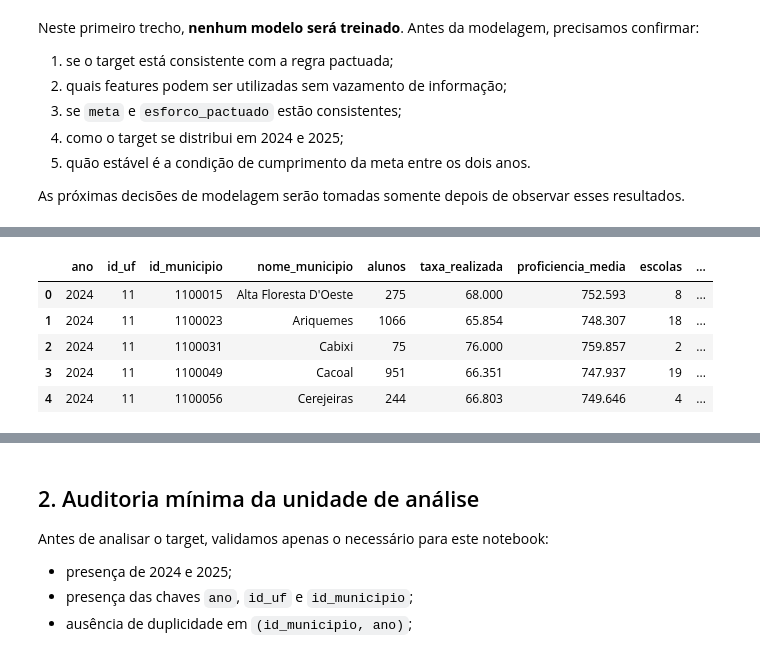
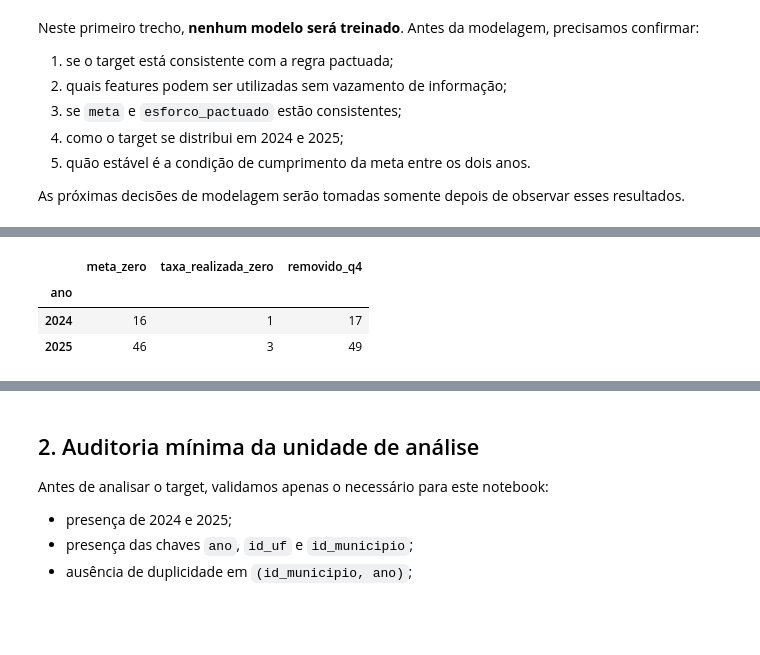
Before and after one commit to matheuscburger/postech-challenge-3, a Jupyter notebook: notebooks/Q4_ML_Classificacao_DMN.ipynb, the cells around one changed output, grey strips where cells are left out. Saved outputs shown, nothing was run; the diff lists cells and outputs as text; code cells hidden in the pictures; blank space fills up the shorter version.

```diff
--- a/notebooks/Q4_ML_Classificacao_DMN.ipynb
+++ b/notebooks/Q4_ML_Classificacao_DMN.ipynb
@@ -50,3 +57,4 @@ O ano de **2025** será preservado como teste temporal final. Nesta etapa inicia
 # %%
-AMBIENTE_COLAB = False
+# Caso o computador tenho poder de processamento suficiente para a tarefa, troque o valor da variável AMBIENTE_COLAB para False.
+AMBIENTE_COLAB = True
 # %%
@@ -61,28 +71,89 @@ from pathlib import Path
 import numpy as np
 import pandas as pd
 import matplotlib.pyplot as plt
+import seaborn as sns
 from IPython.display import display
+
+from sklearn.base import clone
+from sklearn.calibration import calibration_curve
+from sklearn.compose import ColumnTransformer
+from sklearn.dummy import DummyClassifier
+from sklearn.impute import SimpleImputer
+from sklearn.linear_model import LogisticRegression
+from sklearn.metrics import (
+    accuracy_score,
+    average_precision_score,
+    balanced_accuracy_score,
+    confusion_matrix,
+    ConfusionMatrixDisplay,
+    f1_score,
+    make_scorer,
+    precision_score,
+    precision_recall_curve,
+    recall_score,
+    roc_auc_score,
+)
+from sklearn.model_selection import (
+    StratifiedKFold,
+    cross_val_predict,
+    cross_validate,
+)
+from sklearn.pipeline import Pipeline
+from sklearn.preprocessing import StandardScaler
+from sklearn.tree import DecisionTreeClassifier
 
 pd.set_option('display.max_columns', 120)
 pd.set_option('display.float_format', lambda x: f'{x:,.3f}')
 
+TARGET_Q4 = 'risco_nao_atingir_meta'
+COLUNA_TAXA = 'taxa_realizada'
+COLUNA_META = 'meta'
+
 if AMBIENTE_COLAB:
-    ARQUIVO_DADOS_MODELAGEM = Path(
-        '/content/drive/MyDrive/notebooks/dados_modelagem_municipio_ano_2024_2025.parquet'
-    )
-else:
-    ARQUIVO_DADOS_MODELAGEM = Path(
-        'data/processed/modelagem/dados_modelagem_municipio_ano_2024_2025.parquet'
+    DIR_MODELAGEM = Path(
+        '/content/drive/Othercomputers/@lua2026/01_projects/2026_FIAP/desafios/postech-challenge-3/data/processed/modelagem/dados_modelagem_municipio_ano_2024_2025.parquet'
     )
 
-if not ARQUIVO_DADOS_MODELAGEM.exists():
+else:
+    DIR_MODELAGEM = PROCESSED_DATA_DIR / 'modelagem'
+
+
+if not DIR_MODELAGEM.exists():
     raise FileNotFoundError(
-        f'Arquivo não encontrado: {ARQUIVO_DADOS_MODELAGEM}\n'
+        f'Arquivo não encontrado: {DIR_MODELAGEM}\n'
         'Confirme se o Google Drive foi montado e se a base está no caminho esperado.'
     )
 
-dados = pd.read_parquet(ARQUIVO_DADOS_MODELAGEM)
+dados = pd.read_parquet(DIR_MODELAGEM)
 
-print(f'Dimensões: {dados.shape[0]:,} linhas × {dados.shape[1]:,} colunas')
-display(dados.head())
+colunas_obrigatorias_q4 = [TARGET_Q4, COLUNA_TAXA, COLUNA_META]
+faltantes_q4 = [c for c in colunas_obrigatorias_q4 if c not in dados.columns]
+if faltantes_q4:
+    raise KeyError(f'Colunas obrigatórias ausentes para Q4: {faltantes_q4}')
+
+# Regra de elegibilidade aplicada antes de qualquer análise descritiva de Q4:
+# - meta == 0 não representa um referencial útil para o problema;
+# - taxa_realizada == 0 é tratada como valor inválido para este projeto.
+mascara_meta_zero = dados[COLUNA_META].eq(0)
+mascara_taxa_zero = dados[COLUNA_TAXA].eq(0)
+mascara_invalida_q4 = mascara_meta_zero | mascara_taxa_zero
+
+resumo_filtros_q4 = (
+    pd.DataFrame({
+        'ano': dados['ano'],
+        'meta_zero': mascara_meta_zero,
+        'taxa_realizada_zero': mascara_taxa_zero,
+        'removido_q4': mascara_invalida_q4,
+    })
+    .groupby('ano')[['meta_zero', 'taxa_realizada_zero', 'removido_q4']]
+    .sum()
+    .astype(int)
+)
+
+dados_q4 = dados.loc[~mascara_invalida_q4].copy()
+
+print(f'Dimensões da base original: {dados.shape[0]:,} linhas × {dados.shape[1]:,} colunas')
+print(f'Registros elegíveis para Q4 após os filtros: {len(dados_q4):,}')
+display(resumo_filtros_q4)
+display(dados_q4.head())
 # %% [output]
@@ -90,6 +162,4 @@ Dimensões: 11,073 linhas × 50 colunas
-|  | ano | id_uf | id_municipio | nome_municipio | alunos | taxa_realizada | proficiencia_media | escolas | ... |
-| 0 | 2024 | 11 | 1100015 | Alta Floresta D'Oeste | 275 | 68.000 | 752.593 | 8 | ... |
-| 1 | 2024 | 11 | 1100023 | Ariquemes | 1066 | 65.854 | 748.307 | 18 | ... |
-| 2 | 2024 | 11 | 1100031 | Cabixi | 75 | 76.000 | 759.857 | 2 | ... |
-| 3 | 2024 | 11 | 1100049 | Cacoal | 951 | 66.351 | 747.937 | 19 | ... |
-| 4 | 2024 | 11 | 1100056 | Cerejeiras | 244 | 66.803 | 749.646 | 4 | ... |
+|  | meta_zero | taxa_realizada_zero | removido_q4 |
+| ano |  |  |  |
+| 2024 | 16 | 1 | 17 |
+| 2025 | 46 | 3 | 49 |
```
Also changed, not shown: parts of 74 cells of this notebook, 6 other files.
